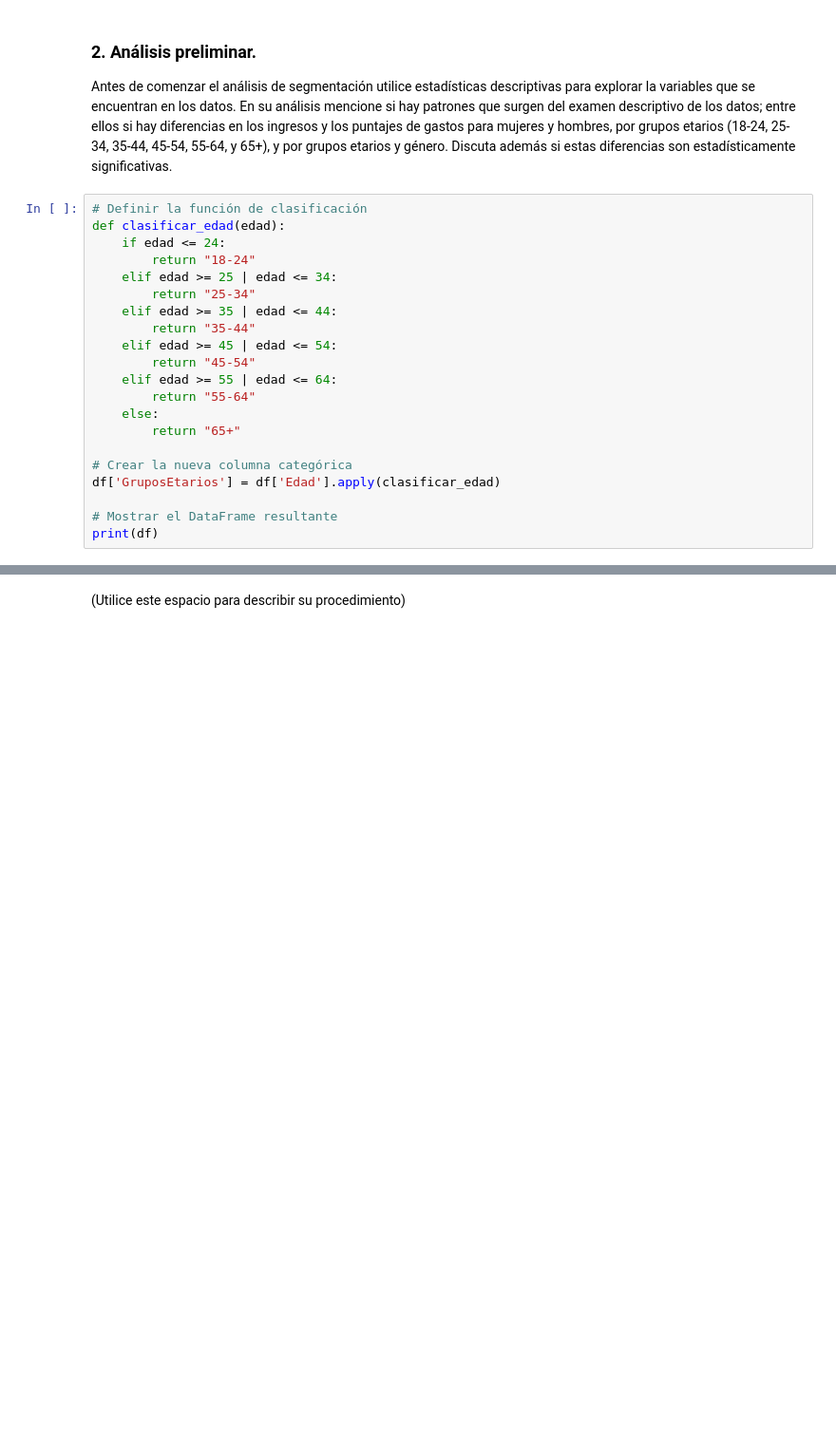
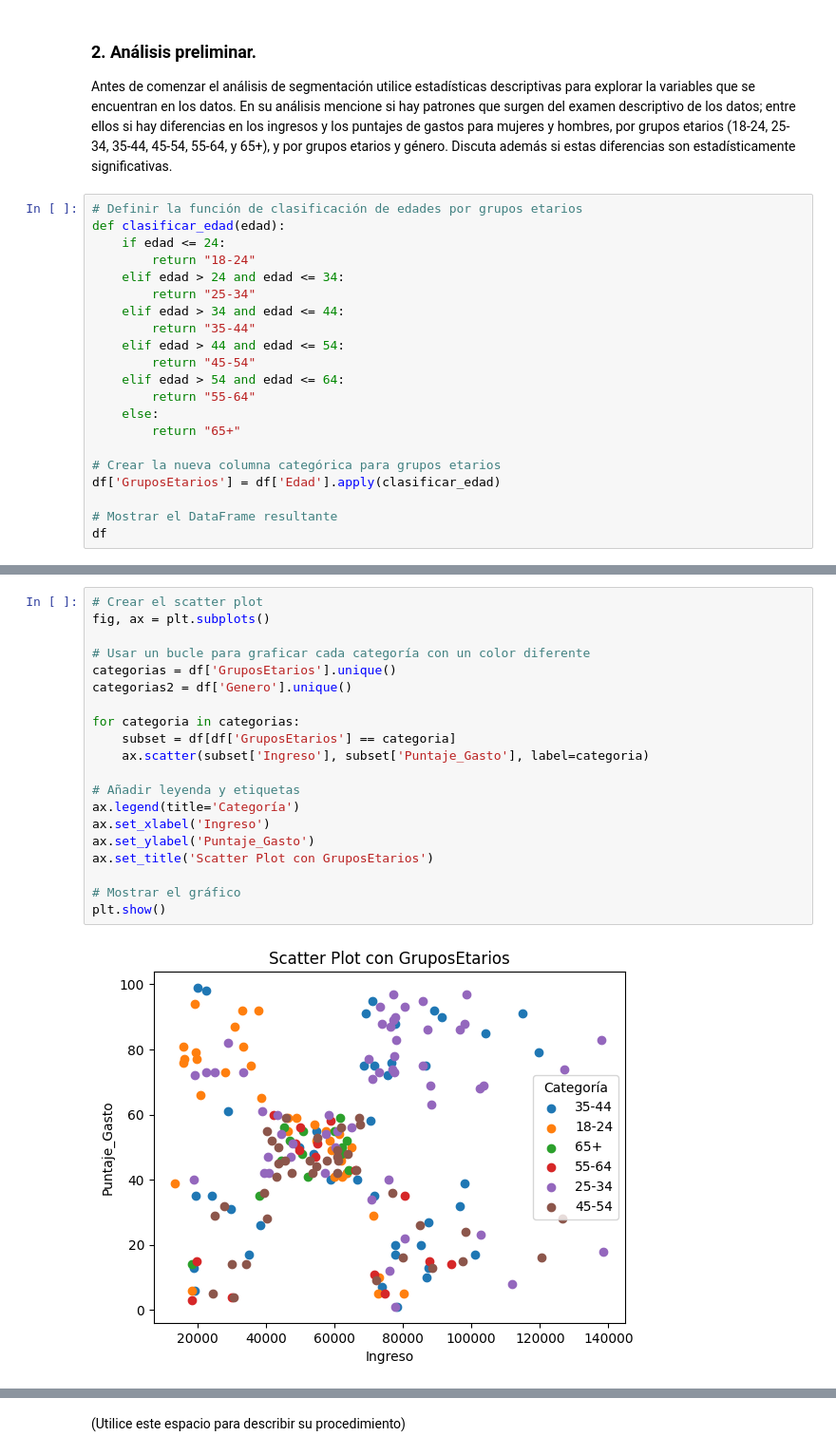
Before and after one commit to sebastian23escobar/Aprendizaje_no_supervisado, a Jupyter notebook: Taller2/S4_Taller_Jerarquico_DBSCAN.ipynb, the cells around one changed output, grey strips where cells are left out. Shown at 95% size. Saved outputs shown, nothing was run; the diff lists cells and outputs as text; blank space fills up the shorter version.

```diff
--- a/Taller2/S4_Taller_Jerarquico_DBSCAN.ipynb
+++ b/Taller2/S4_Taller_Jerarquico_DBSCAN.ipynb
@@ -46,24 +47,24 @@ Se cargan los datos del csv por medio de la URL de Github, adicionalmente, se ca
 
 Antes de comenzar el análisis de segmentación utilice estadísticas descriptivas para explorar la variables que se encuentran en los datos. En su análisis mencione si hay patrones que surgen del examen descriptivo de los datos; entre ellos si hay diferencias en los ingresos y los puntajes de gastos para mujeres y hombres, por grupos etarios (18-24, 25-34, 35-44, 45-54, 55-64, y 65+), y por grupos etarios y género. Discuta además si estas diferencias son estadísticamente significativas.
 # %%
-# Definir la función de clasificación
+# Definir la función de clasificación de edades por grupos etarios
 def clasificar_edad(edad):
     if edad <= 24:
         return "18-24"
-    elif edad >= 25 | edad <= 34:
+    elif edad > 24 and edad <= 34:
         return "25-34"
-    elif edad >= 35 | edad <= 44:
+    elif edad > 34 and edad <= 44:
         return "35-44"
-    elif edad >= 45 | edad <= 54:
+    elif edad > 44 and edad <= 54:
         return "45-54"
-    elif edad >= 55 | edad <= 64:
+    elif edad > 54 and edad <= 64:
         return "55-64"
     else:
         return "65+"
 
-# Crear la nueva columna categórica
+# Crear la nueva columna categórica para grupos etarios
 df['GruposEtarios'] = df['Edad'].apply(clasificar_edad)
 
 # Mostrar el DataFrame resultante
-print(df)
+df
 # %% [output]
@@ -83,0 +84,22 @@ print(df)
+# %%
+# Crear el scatter plot
+fig, ax = plt.subplots()
+
+# Usar un bucle para graficar cada categoría con un color diferente
+categorias = df['GruposEtarios'].unique()
+categorias2 = df['Genero'].unique()
+
+for categoria in categorias:
+    subset = df[df['GruposEtarios'] == categoria]
+    ax.scatter(subset['Ingreso'], subset['Puntaje_Gasto'], label=categoria)
+
+# Añadir leyenda y etiquetas
+ax.legend(title='Categoría')
+ax.set_xlabel('Ingreso')
+ax.set_ylabel('Puntaje_Gasto')
+ax.set_title('Scatter Plot con GruposEtarios')
+
+# Mostrar el gráfico
+plt.show()
+# %% [output]
+[figure, added]
```
Also changed, not shown: parts of 4 cells of this notebook.
